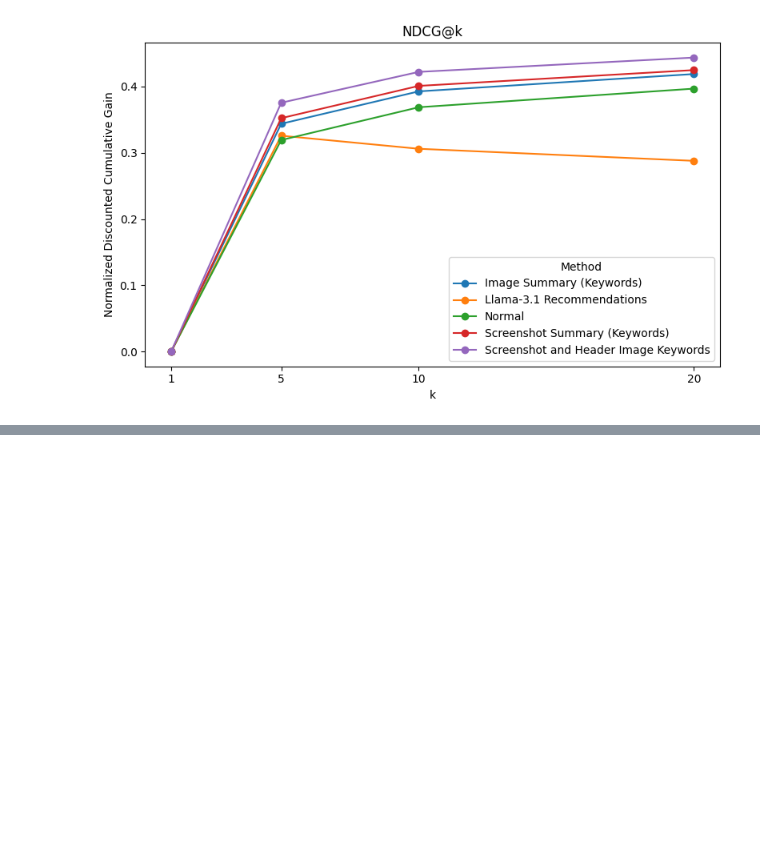
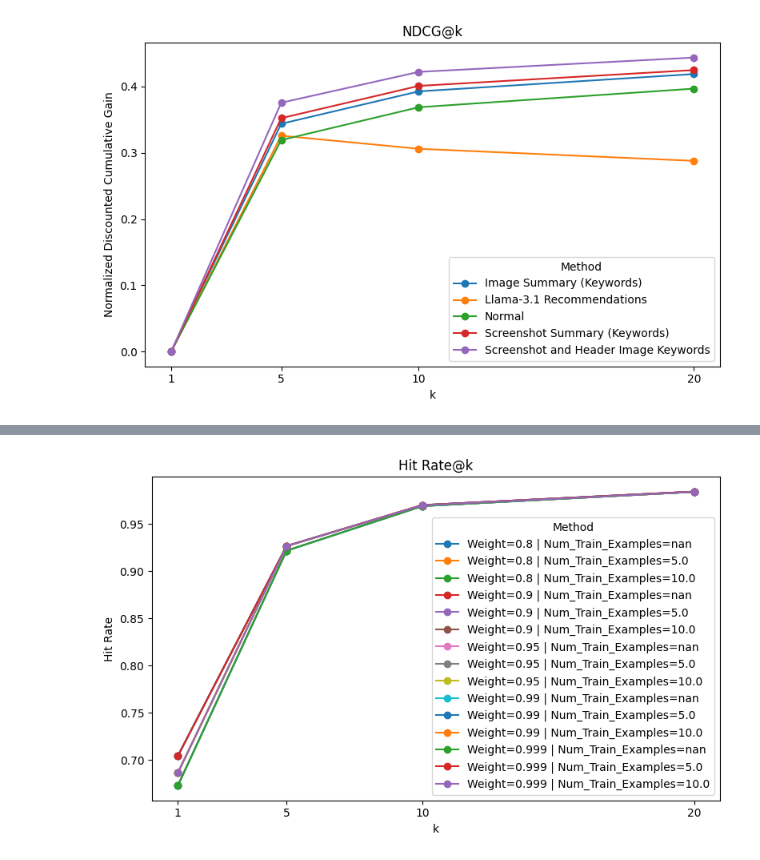
Before and after one commit to brownjrr/llm_steam_bot, a Jupyter notebook: src/recommender/explore_offline_eval_results.ipynb, the cells around one changed output, grey strips where cells are left out. Cells and saved outputs as stored; diff of their text form; code cells hidden in the pictures; blank space fills up the shorter version.

```diff
--- a/src/recommender/explore_offline_eval_results.ipynb
+++ b/src/recommender/explore_offline_eval_results.ipynb
@@ -89,0 +157,11 @@ plt.show()
+# %%
+hybrid_filtering_df = pd.read_csv("hybrid_hyperparameter_tuning_20250729_014354.csv")
+hybrid_filtering_df_v2 = pd.read_csv("hybrid_hyperparameter_tuning_20250729_155537.csv")
+
+hybrid_filtering_df = pd.concat([hybrid_filtering_df, hybrid_filtering_df_v2])
+
+def get_method_name(row):
+    return f"Weight={row['weight']} | Num_Train_Examples={row['num_train_examples']}"
+hybrid_filtering_df['method'] = hybrid_filtering_df[['weight', 'num_train_examples']].apply(get_method_name, axis=1)
+
+hybrid_filtering_df
@@ -89,0 +186,18 @@ plt.show()
+# %%
+plt.figure(figsize=(8, 5))
+
+for method in hybrid_filtering_df['method'].unique():
+    subset = hybrid_filtering_df[hybrid_filtering_df['method'] == method]
+    plt.plot(subset['k'], subset['hit_rate'], marker='o', label=method)
+
+plt.xlabel('k')
+plt.xticks(sorted(list(hybrid_filtering_df['k'].unique())))
+plt.ylabel('Hit Rate')
+plt.title('Hit Rate@k')
+plt.legend(
+    title='Method',
+)
+plt.tight_layout()
+plt.show()
+# %% [output]
+[figure, added]
```
Also changed, not shown: parts of 17 cells of this notebook, 3 other files.
